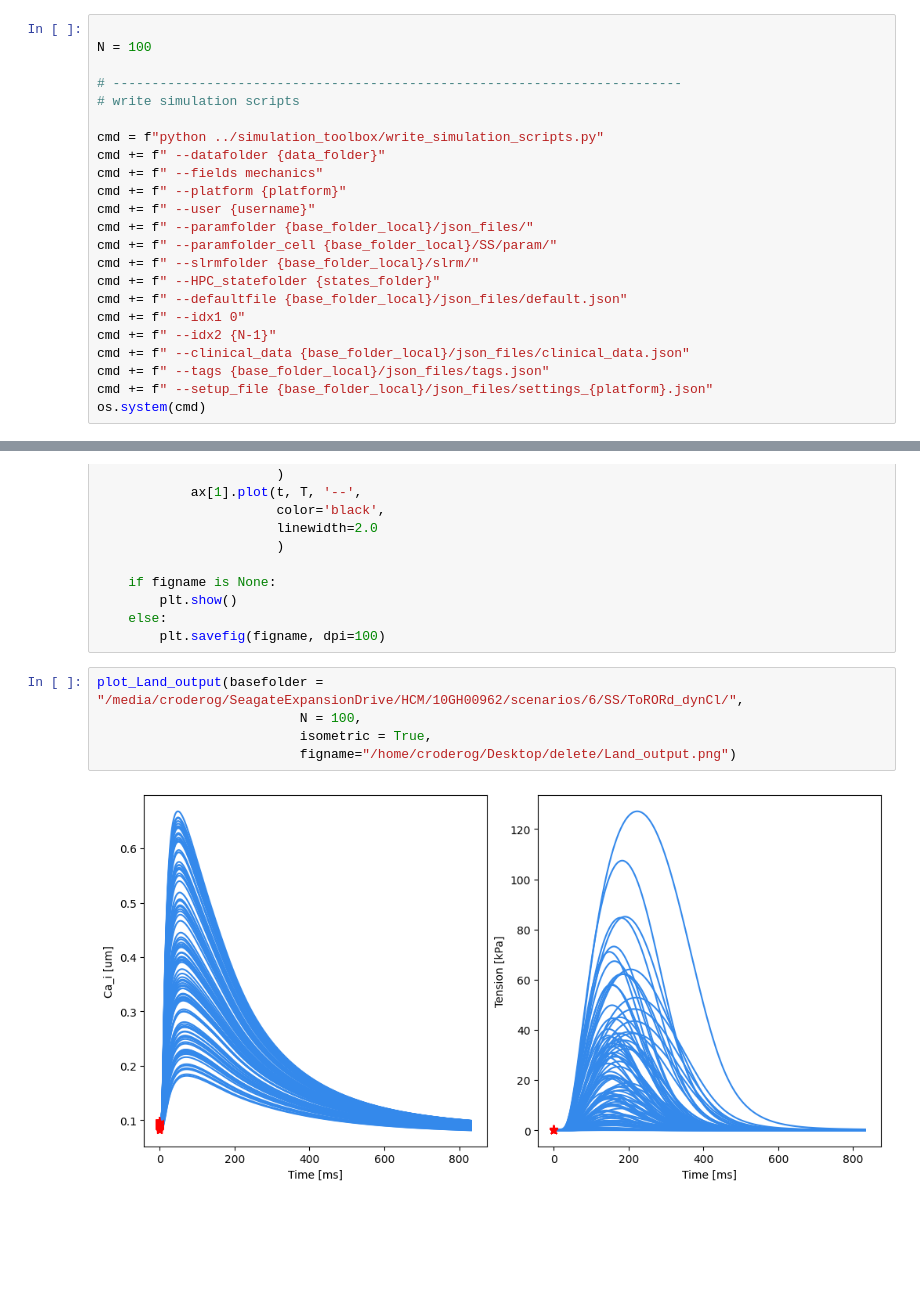
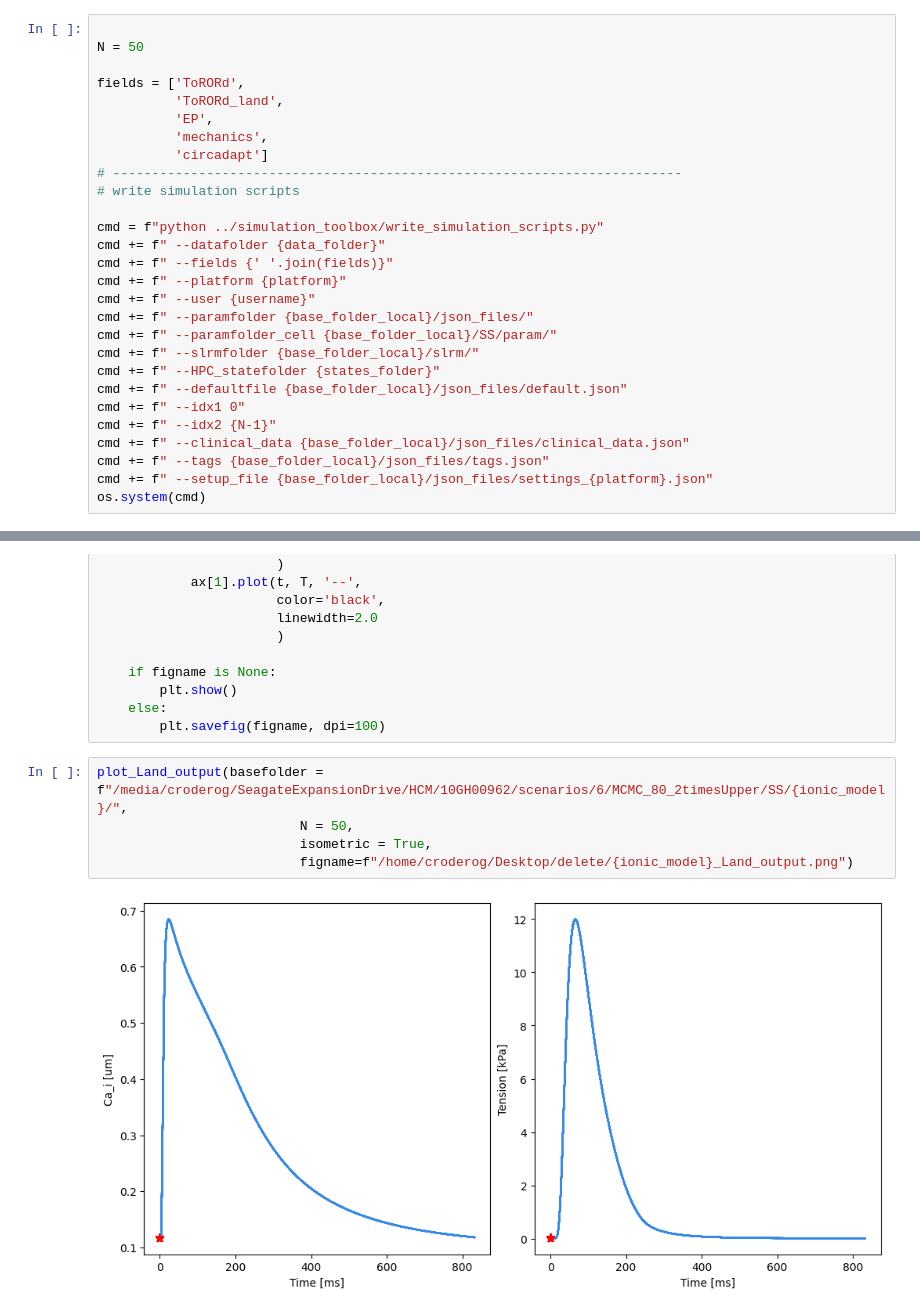
Before and after one commit to CEMRG-publications/Rodero_2026_JMCC, a Jupyter notebook: notebooks/2_run_cell_generate_cycle.ipynb, the cells around one changed output, grey strips where cells are left out. Saved outputs shown, nothing was run; the diff lists cells and outputs as text; blank space fills up the shorter version.

Commit message:
Made it general for several fields

```diff
--- a/notebooks/2_run_cell_generate_cycle.ipynb
+++ b/notebooks/2_run_cell_generate_cycle.ipynb
@@ -38,14 +38,19 @@ os.makedirs(cell_sims_basefolder, exist_ok=True)
 # First we generate the simulation scripts. That will generate auxiliary cell simulation files
 # %%
 
-N = 100
+N = 50
 
+fields = ['ToRORd',
+		  'ToRORd_land',
+		  'EP',
+		  'mechanics',
+		  'circadapt']
 # -------------------------------------------------------------------------
 # write simulation scripts
 
 cmd = f"python ../simulation_toolbox/write_simulation_scripts.py"
 cmd += f" --datafolder {data_folder}"
-cmd += f" --fields mechanics"
+cmd += f" --fields {' '.join(fields)}"
 cmd += f" --platform {platform}"
 cmd += f" --user {username}"
 cmd += f" --paramfolder {base_folder_local}/json_files/"
@@ -243,9 +263,9 @@ def plot_Land_output(basefolder,
     else:
         plt.savefig(figname, dpi=100)
 # %%
-plot_Land_output(basefolder =  "/media/croderog/SeagateExpansionDrive/HCM/10GH00962/scenarios/6/SS/ToRORd_dynCl/",
-                          N = 100,
+plot_Land_output(basefolder =  f"/media/croderog/SeagateExpansionDrive/HCM/10GH00962/scenarios/6/MCMC_80_2timesUpper/SS/{ionic_model}/",
+                          N = 50,
                           isometric = True,
-                          figname="/home/croderog/Desktop/delete/Land_output.png")
+                          figname=f"/home/croderog/Desktop/delete/{ionic_model}_Land_output.png")
 # %% [output]
-[figure, old version]
+[figure, new version]
```
Also changed, not shown: parts of 7 cells of this notebook.
